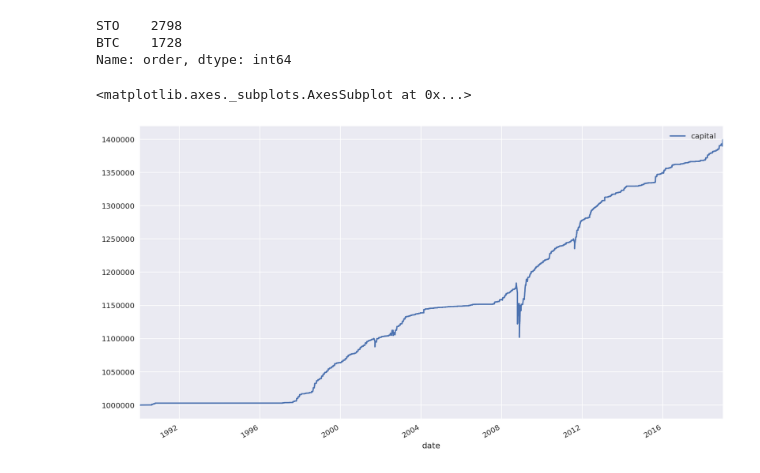
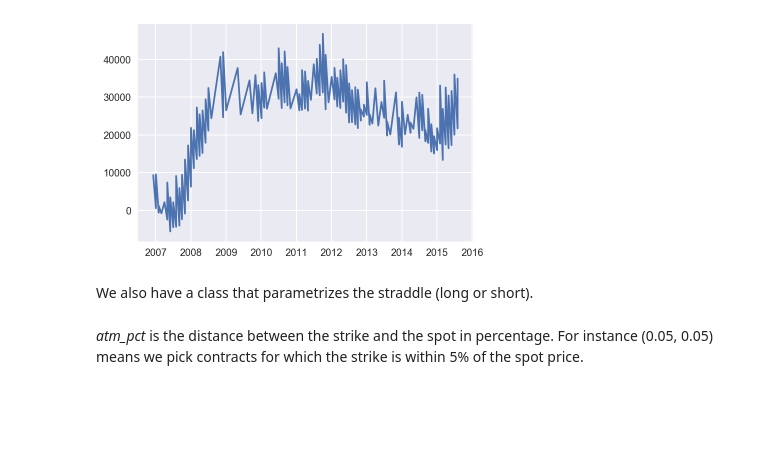
Before and after one commit to lambdaclass/options_backtester, a Jupyter notebook: backtester/demos/backtester_demo.ipynb, the cells around one changed output. Drawn from its saved outputs; the diff is of its cells as text; code cells hidden in the pictures; blank space fills up the shorter version.

```diff
--- a/backtester/demos/backtester_demo.ipynb
+++ b/backtester/demos/backtester_demo.ipynb
@@ -72,11 +223,8 @@ bt.run()
-# %%
-bt.trade_log["order"].value_counts()
-# %% [output]
-STO    2798
-BTC    1728
-Name: order, dtype: int64
-# %%
-bt.trade_log.plot(x="date", y="capital")
-# %% [output]
-<matplotlib.axes._subplots.AxesSubplot at 0x...>
-[figure, removed]
+# %%
+capital = (-bt.trade_log['totals']['cost']).cumsum()
+date = bt.trade_log['leg_1']['date']
+plt.plot(date, capital);
+# %% [output]
+[figure, added]
+# %% [markdown]
+We also have a class that parametrizes the straddle (long or short).
@@ -82,0 +235,2 @@ bt.trade_log.plot(x="date", y="capital")
+# %% [markdown]
+*atm_pct* is the distance between the strike and the spot in percentage. For instance (0.05, 0.05) means we pick contracts for which the strike is within 5% of the spot price.
```
Also changed, not shown: parts of 31 cells of this notebook, 1 other file.
